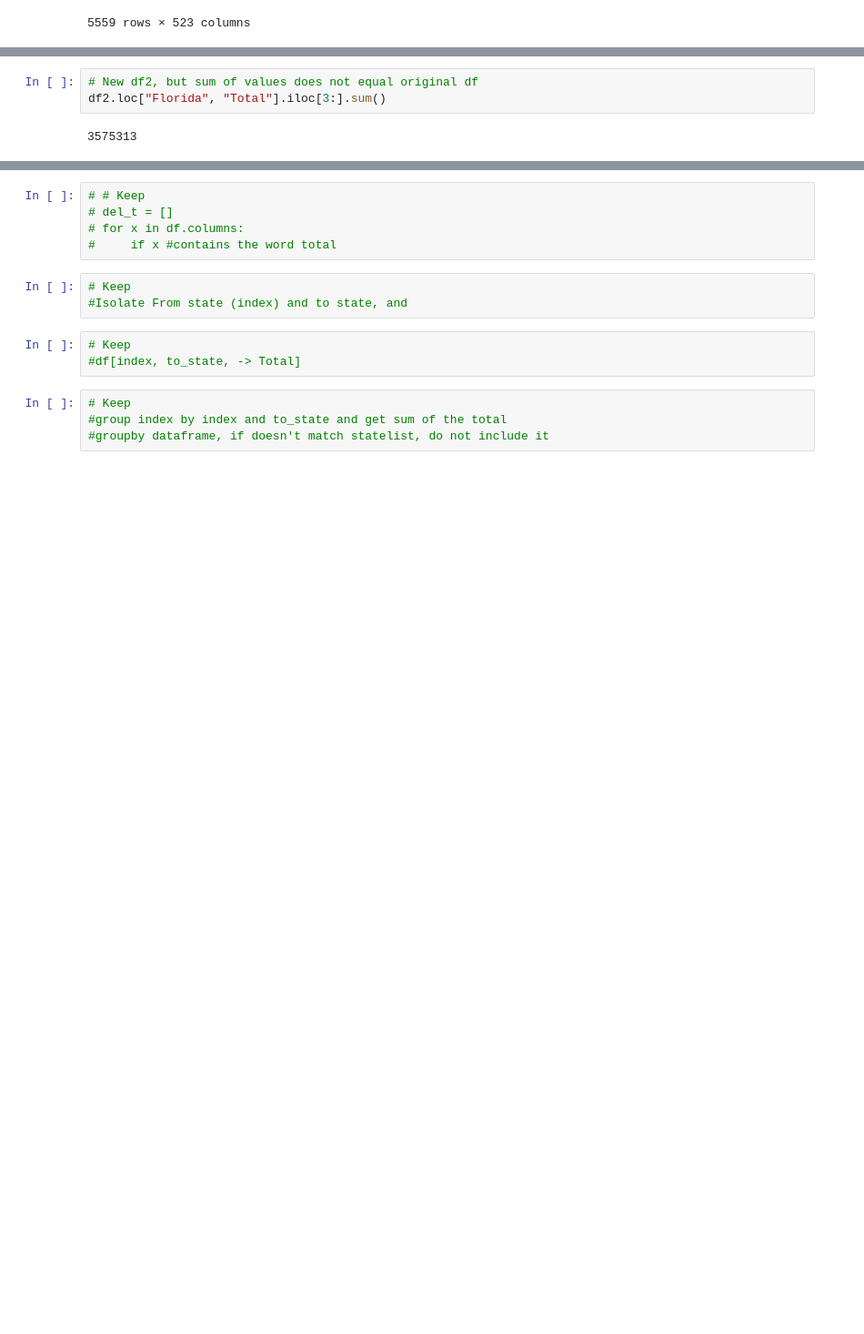
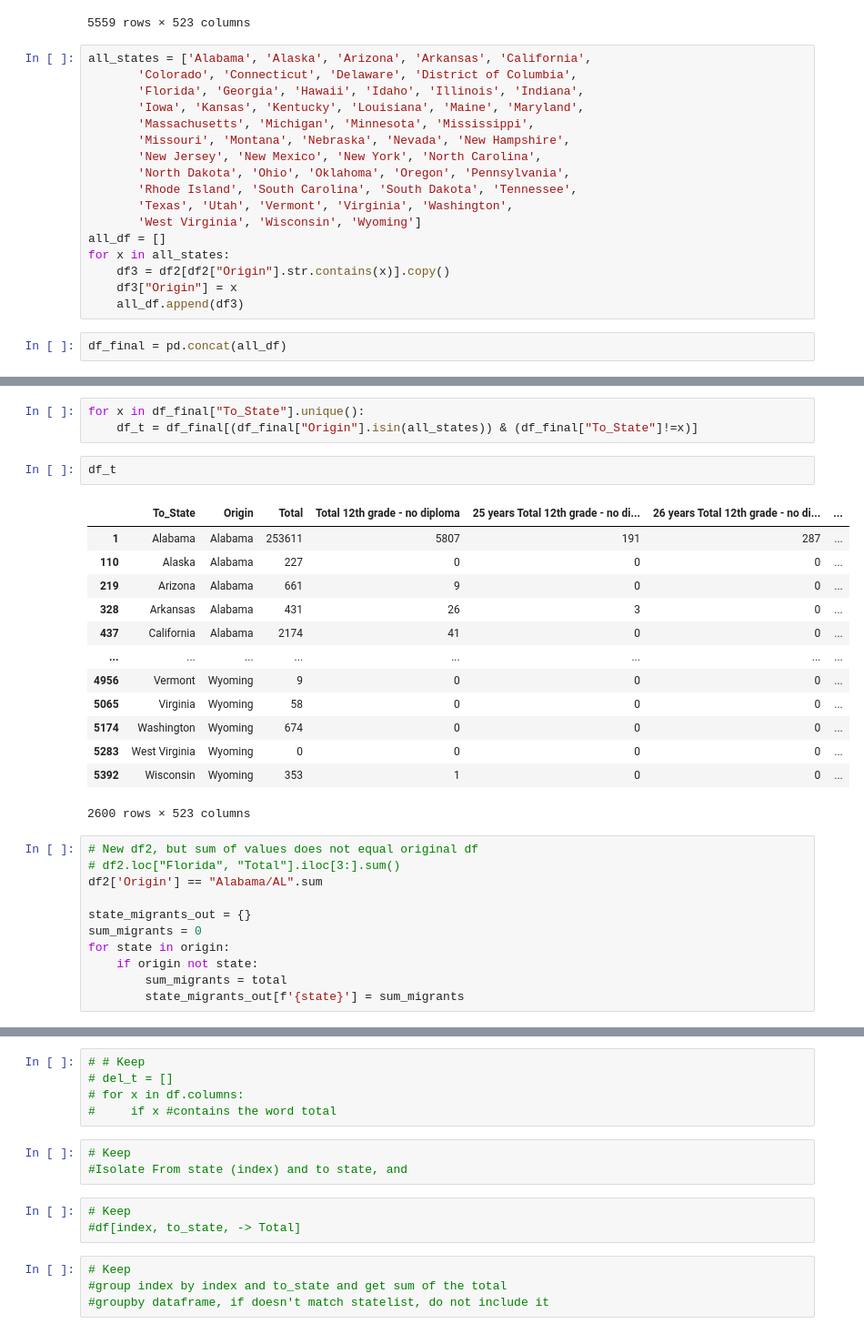
Before and after one commit to aliciasply/InterState-Migration, a Jupyter notebook: Code/state_dataset_transform.ipynb, the cells around one changed output, grey strips where cells are left out. Shown at 91% size. Cells and saved outputs as stored; diff of their text form; blank space fills up the shorter version.

Commit message:
edited df origin and to_state names to be equal (alabama = alabama). needs cleaning

```diff
--- a/Code/state_dataset_transform.ipynb
+++ b/Code/state_dataset_transform.ipynb
@@ -203,3 +203,22 @@ df2
 | 5557 | Wyoming | Australia | 0 | 0 | 0 | 0 | ... |
 | 5558 | Wyoming | Other US Island Areas, Oceania, N... | 14 | 0 | 0 | 0 | ... |
 5559 rows × 523 columns
+# %%
+all_states = ['Alabama', 'Alaska', 'Arizona', 'Arkansas', 'California',
+       'Colorado', 'Connecticut', 'Delaware', 'District of Columbia',
+       'Florida', 'Georgia', 'Hawaii', 'Idaho', 'Illinois', 'Indiana',
+       'Iowa', 'Kansas', 'Kentucky', 'Louisiana', 'Maine', 'Maryland',
+       'Massachusetts', 'Michigan', 'Minnesota', 'Mississippi',
+       'Missouri', 'Montana', 'Nebraska', 'Nevada', 'New Hampshire',
+       'New Jersey', 'New Mexico', 'New York', 'North Carolina',
+       'North Dakota', 'Ohio', 'Oklahoma', 'Oregon', 'Pennsylvania',
+       'Rhode Island', 'South Carolina', 'South Dakota', 'Tennessee',
+       'Texas', 'Utah', 'Vermont', 'Virginia', 'Washington',
+       'West Virginia', 'Wisconsin', 'Wyoming']
+all_df = []
+for x in all_states:
+    df3 = df2[df2["Origin"].str.contains(x)].copy()
+    df3["Origin"] = x
+    all_df.append(df3)
+# %%
+df_final = pd.concat(all_df)
@@ -206,8 +243,33 @@ df2
+# %%
+for x in df_final["To_State"].unique():
+    df_t = df_final[(df_final["Origin"].isin(all_states)) & (df_final["To_State"]!=x)]
+# %%
+df_t
+# %% [output]
+|  | To_State | Origin | Total | Total 12th grade - no diploma | 25 years Total 12th grade - no di... | 26 years Total 12th grade - no di... | ... |
+| 1 | Alabama | Alabama | 253611 | 5807 | 191 | 287 | ... |
+| 110 | Alaska | Alabama | 227 | 0 | 0 | 0 | ... |
+| 219 | Arizona | Alabama | 661 | 9 | 0 | 0 | ... |
+| 328 | Arkansas | Alabama | 431 | 26 | 3 | 0 | ... |
+| 437 | California | Alabama | 2174 | 41 | 0 | 0 | ... |
+| ... | ... | ... | ... | ... | ... | ... | ... |
+| 4956 | Vermont | Wyoming | 9 | 0 | 0 | 0 | ... |
+| 5065 | Virginia | Wyoming | 58 | 0 | 0 | 0 | ... |
+| 5174 | Washington | Wyoming | 674 | 0 | 0 | 0 | ... |
+| 5283 | West Virginia | Wyoming | 0 | 0 | 0 | 0 | ... |
+| 5392 | Wisconsin | Wyoming | 353 | 1 | 0 | 0 | ... |
+2600 rows × 523 columns
 # %%
 # New df2, but sum of values does not equal original df
-df2.loc["Florida", "Total"].iloc[3:].sum()
+# df2.loc["Florida", "Total"].iloc[3:].sum()
+df2['Origin'] == "Alabama/AL".sum
+
+state_migrants_out = {}
+sum_migrants = 0
+for state in origin:
+    if origin not state:
+        sum_migrants = total
+        state_migrants_out[f'{state}'] = sum_migrants
-# %% [output]
-3575313
 # %%
 # Keep
 # df2.sum(axis=1)
```
Also changed, not shown: parts of 9 cells of this notebook.
